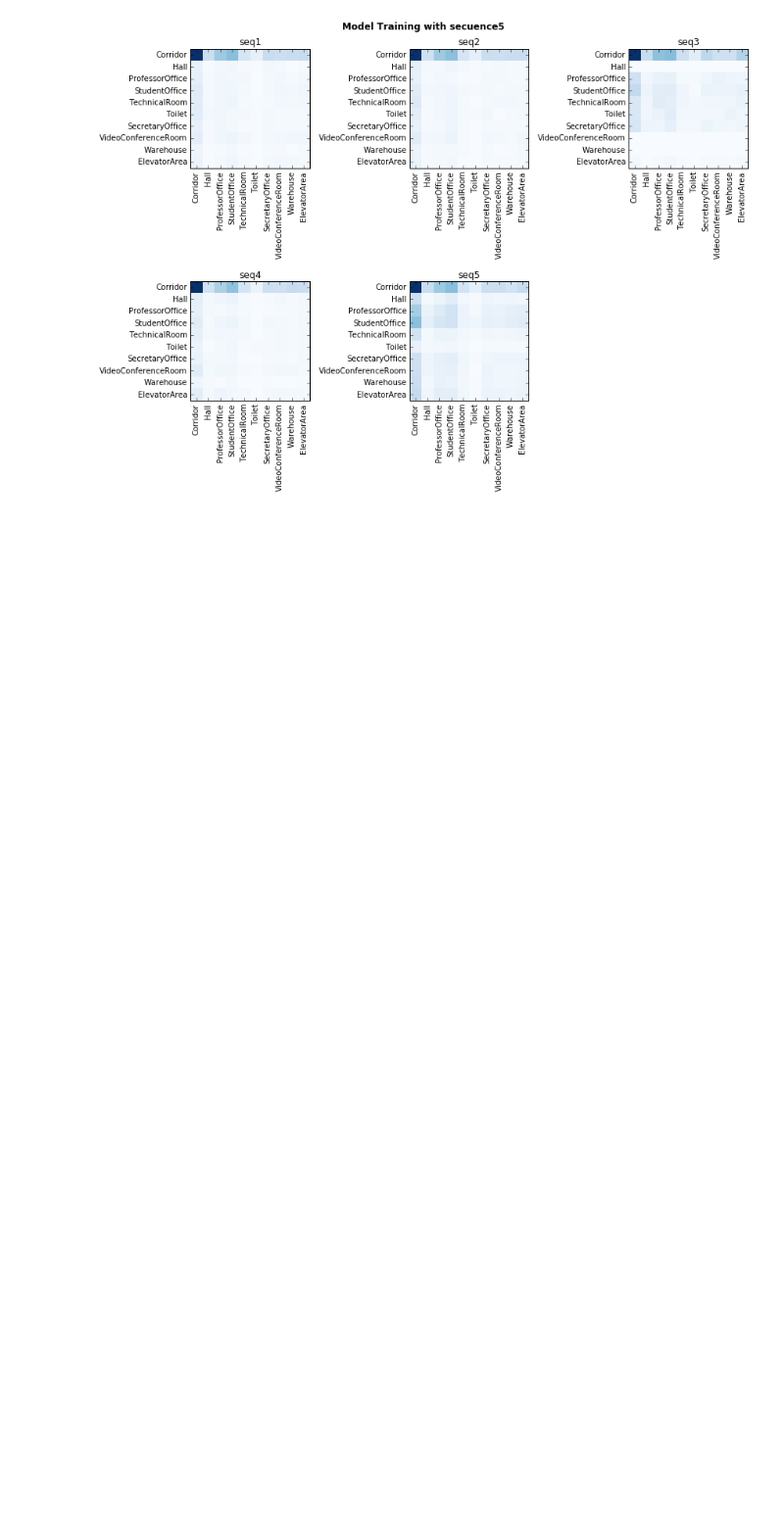
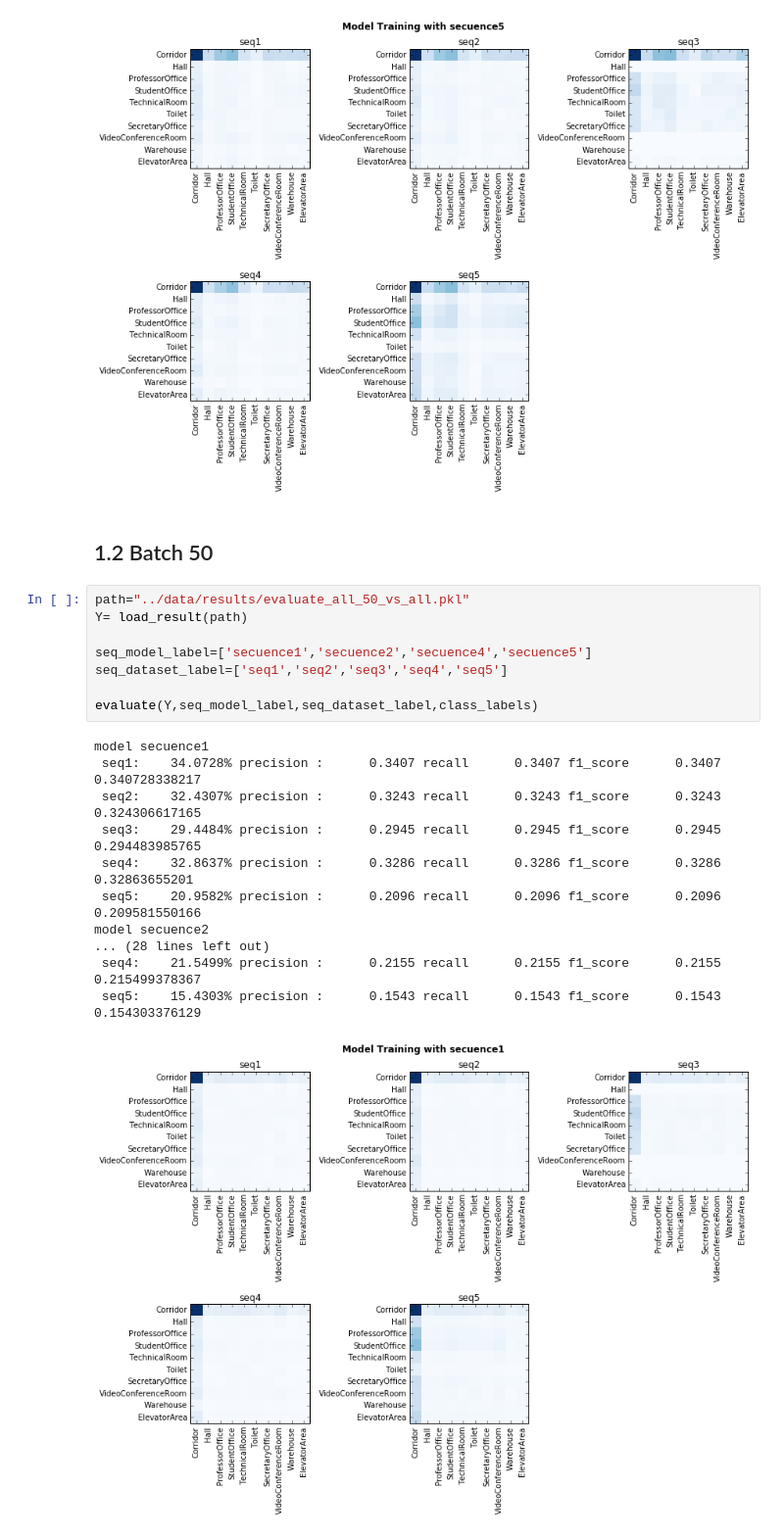
Before and after one commit to q3luis/pfc, a Jupyter notebook: notebooks/Evaluación para PFC.ipynb, the cells around one changed output. Shown at 98% size. Cells and saved outputs as stored; diff of their text form; blank space fills up the shorter version.

```diff
--- a/notebooks/Evaluación para PFC.ipynb
+++ b/notebooks/Evaluación para PFC.ipynb
@@ -144,3 +144,32 @@ model secuence2
 [figure]
 [figure]
 [figure]
+# %% [markdown]
+## 1.2 Batch 50
+# %%
+path="../data/results/evaluate_all_50_vs_all.pkl"
+Y= load_result(path)
+
+seq_model_label=['secuence1','secuence2','secuence4','secuence5']
+seq_dataset_label=['seq1','seq2','seq3','seq4','seq5']
+
+evaluate(Y,seq_model_label,seq_dataset_label,class_labels)
+# %% [output]
+model secuence1
+ seq1:    34.0728% precision :      0.3407 recall      0.3407 f1_score      0.3407
+0.340728338217
+ seq2:    32.4307% precision :      0.3243 recall      0.3243 f1_score      0.3243
+0.324306617165
+ seq3:    29.4484% precision :      0.2945 recall      0.2945 f1_score      0.2945
+0.294483985765
+ seq4:    32.8637% precision :      0.3286 recall      0.3286 f1_score      0.3286
+0.32863655201
+ seq5:    20.9582% precision :      0.2096 recall      0.2096 f1_score      0.2096
+0.209581550166
+model secuence2
+... (28 lines left out)
+ seq4:    21.5499% precision :      0.2155 recall      0.2155 f1_score      0.2155
+0.215499378367
+ seq5:    15.4303% precision :      0.1543 recall      0.1543 f1_score      0.1543
+0.154303376129
+[figure, added]
```
Also changed, not shown: parts of 4 cells of this notebook, 11 other files.
